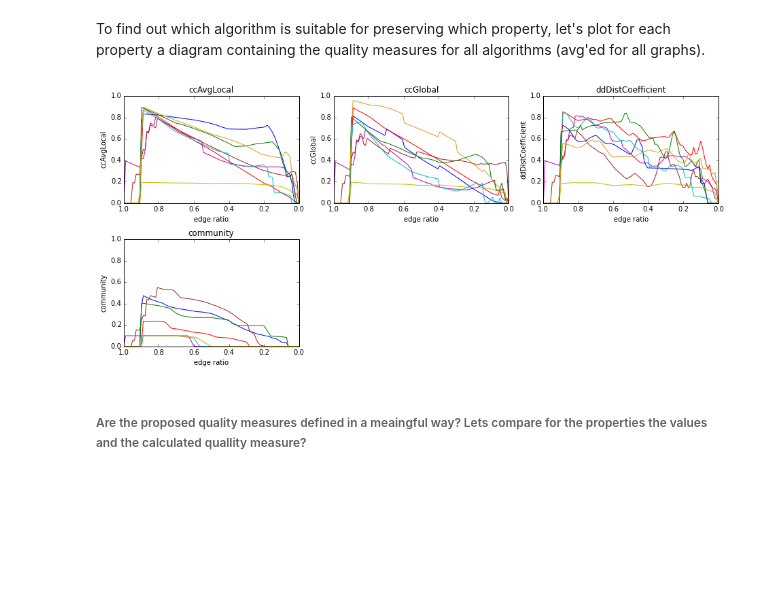
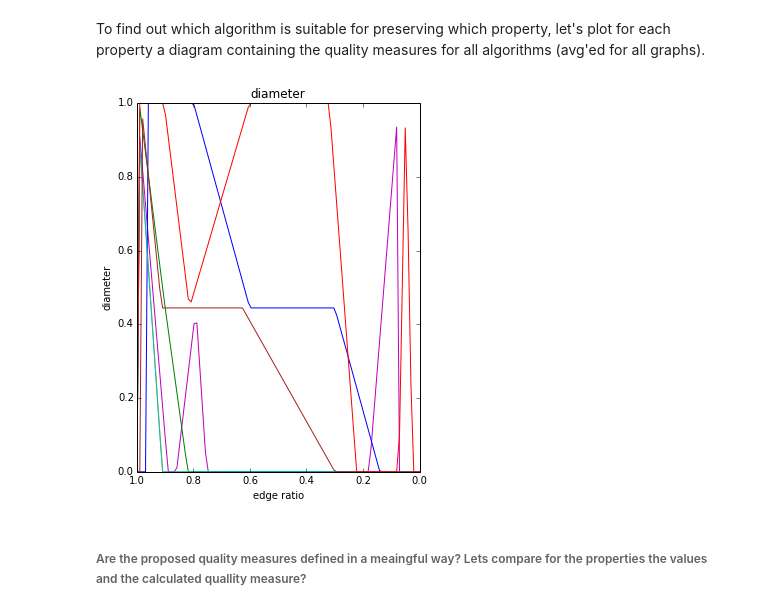
Before and after one commit to kit-parco/networkit-hyperbolic-kd, a Jupyter notebook: Doc/Notebooks/BackboneStatistics.ipynb, the cells around one changed output. Drawn from its saved outputs; the diff is of its cells as text; code cells hidden in the pictures; blank space fills up the shorter version.

Commit message:
Various improvements on quality measures in Backbone Statistics notebook
--HG--
branch : sparsification

```diff
--- a/Doc/Notebooks/BackboneStatistics.ipynb
+++ b/Doc/Notebooks/BackboneStatistics.ipynb
@@ -400,8 +382,9 @@ exampleProp = 'diameter'
 plt.subplot(211)
 #data of original graph
 yoriginal = getPropertyData(exampleProp, exampleGraph, 'Original')[1][0]
-x0to1 = np.linspace(0.0, 1.0, 100)
-plt.plot(x0to1, [yoriginal for v in x0to1], "k", ls="--", marker='', label='property Graph')
+x1to0 = np.linspace(0.0, 1.0, 100)
+plt.gca().invert_xaxis()
+plt.plot(x1to0, [yoriginal for v in x1to0], "k", ls="--", marker='', label='property Graph')
 
 #Interpolation
 f, lb, ub = getInterpolation(exampleProp, exampleGraph, exampleAlgorithm)
@@ -409,10 +392,11 @@ xLbtoUb = np.linspace(lb, ub, 100)
 plt.plot(xLbtoUb, [f(v) for v in xLbtoUb], "r", ls="-", marker='', label='Interpolated property')
 
 plt.subplot(212)
+plt.gca().invert_xaxis()
 
 #Quality measure
-qm = qualityMeasure_PositiveReals(exampleProp, exampleGraph, exampleAlgorithm, 0.5)
-plt.plot(x0to1, [qm(v) for v in x0to1], "b", ls="-", marker='', label='Quality')
+qm = qualityMeasure_AbsoluteDeviation(exampleProp, exampleGraph, exampleAlgorithm, 0.5)
+plt.plot(x1to0, [qm(v) for v in x1to0], "b", ls="-", marker='', label='Quality')
 
 plt.legend(bbox_to_anchor=(1.05, 1), loc=2, borderaxespad=0.)
 plt.show()
@@ -421,13 +405,13 @@ plt.show()
 # %% [markdown]
 We can use this procedure for the following properties:
 # %%
-qm_diameter = lambda graph, algorithm: qualityMeasure_PositiveReals('diameter', graph, algorithm, MAXF_DIAMETER)
+qm_diameter = lambda graph, algorithm: qualityMeasure_RelativeDeviation('diameter', graph, algorithm, F_DIAMETER)
+qm_lccsize = lambda graph, algorithm: qualityMeasure_RelativeDeviation('largestComponentSize', graph, algorithm, F_LCC)
+
 #TODO: reasonable max factors for the following two?
-qm_ddDistCoefficient = lambda graph, algorithm: qualityMeasure_PositiveReals('degreeDistCoefficient', graph, algorithm, MAXF_DDDISTCOEFFICIENT)
-qm_cpvDistance = lambda graph, algorithm: qualityMeasure_PositiveReals('cpvDistanceNormalized', graph, algorithm, 3.0)
-qm_ccAvgLocal = lambda graph, algorithm: qualityMeasure_PositiveReals('ccAvgLocal', graph, algorithm, MAXF_CCAVGLOCAL)
-qm_ccGlobal = lambda graph, algorithm: qualityMeasure_PositiveReals('ccGlobal', graph, algorithm, MAXF_CCGLOBAL)
-qm_numCommunities = lambda graph, algorithm: qualityMeasure_PositiveReals('numCommunities', graph, algorithm, MAXF_NUMC)
+#qm_ddDistCoefficient = lambda graph, algorithm: qualityMeasure_PositiveReals('degreeDistCoefficient', graph, algorithm, MAXF_DDDISTCOEFFICIENT)
+#qm_cpvDistance = lambda graph, algorithm: qualityMeasure_PositiveReals('cpvDistanceNormalized', graph, algorithm, 3.0)
+#qm_numCommunities = lambda graph, algorithm: qualityMeasure_PositiveReals('numCommunities', graph, algorithm, MAXF_NUMC)
 #qm_betweenness = lambda graph, algorithm: qualityMeasure_PositiveReals('centralityBetweenness', graph, algorithm, MAXF_BETWEENNESS)
 # %% [markdown]
 ##### Combination of different quality measures:
@@ -452,7 +436,7 @@ for a in algorithms:
     if a=='Original':
         continue
     qm_combined = getAverageQM(qms, graphs, [a])
-    plt.plot(x0to1, [qm_combined(v) for v in x0to1], color=colors_a[a], ls="-", marker='', label=a)
+    plt.plot(x1to0, [qm_combined(v) for v in x1to0], color=colors_a[a], ls="-", marker='', label=a)
 
 plt.legend(bbox_to_anchor=(1.05, 1), loc=2, borderaxespad=0.)
 plt.show()
@@ -484,7 +468,7 @@ def stats_per_qm(_qms, _algorithms, _graphs, _columns):
         _legendData = []
         for a in _algorithms:
             q_allgraphs = getAverageQM([q], _graphs, [a])
-            plot, = plt.plot(x0to1, [q_allgraphs(_x) for _x in x0to1], color=colors_a[a], ls="-", marker='', label=a)
+            plot, = plt.plot(x1to0, [q_allgraphs(_x) for _x in x1to0], color=colors_a[a], ls="-", marker='', label=a)
             plt.tight_layout(pad=1)
             plt.title(qname)
             plt.xlabel("edge ratio")
@@ -502,12 +486,13 @@ def stats_per_qm(_qms, _algorithms, _graphs, _columns):
     fig.savefig('/home/gerd/workspace/ComplexNetworkBackbones/figures/per_qm.pdf', bbox_inches='tight')
     plt.show()
 # %%
-spq_qms = [(qm_ccAvgLocal, 'ccAvgLocal'), (qm_ccGlobal, 'ccGlobal'), (qm_ddDistCoefficient, 'ddDistCoefficient'), (qm_community, 'community')]
+#spq_qms = [(qm_ccAvgLocal, 'ccAvgLocal'), (qm_ccGlobal, 'ccGlobal'), (qm_ddDistCoefficient, 'ddDistCoefficient'), (qm_community, 'community')]
+spq_qms = [(qm_diameter, 'diameter')]
 spq_algorithms = list(set(algorithms) - {'Original'})
-spq_graphs = graphs
+spq_graphs = ['Jazz']#graphs
 stats_per_qm(spq_qms, spq_algorithms, spq_graphs, 3)
 # %% [output]
-[figure, old version]
+[figure, new version]
 # %% [markdown]
 ###### Are the proposed quality measures defined in a meaingful way? Lets compare for the properties the values and the calculated quallity measure?
 # %%
```
Also changed, not shown: parts of 28 cells of this notebook.
